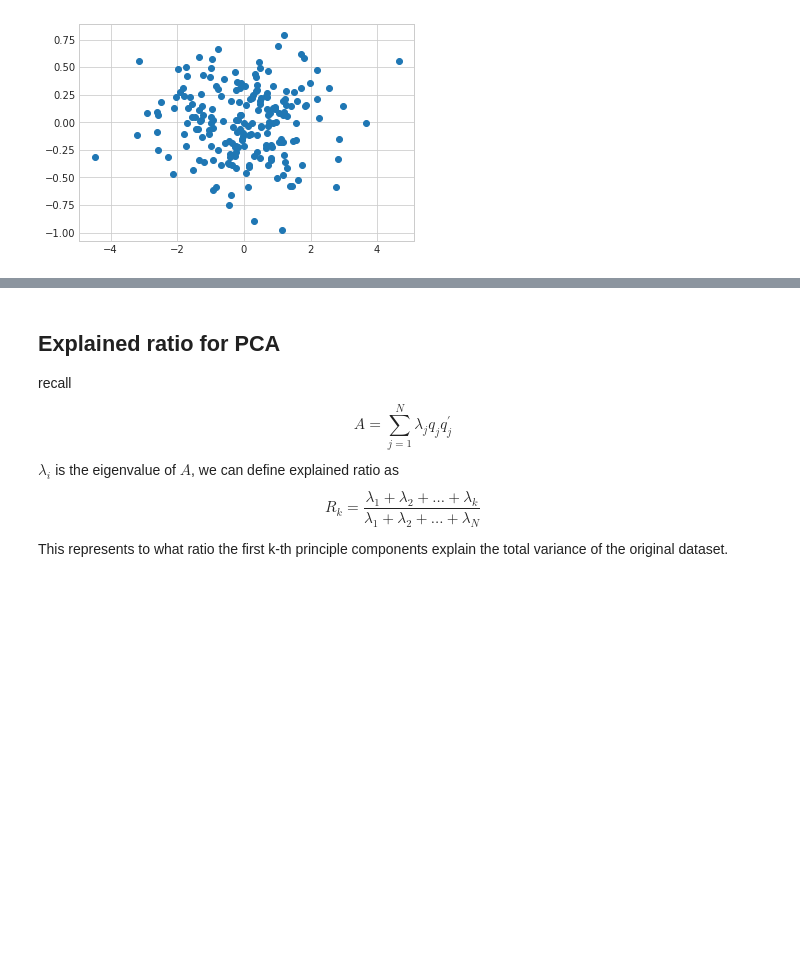
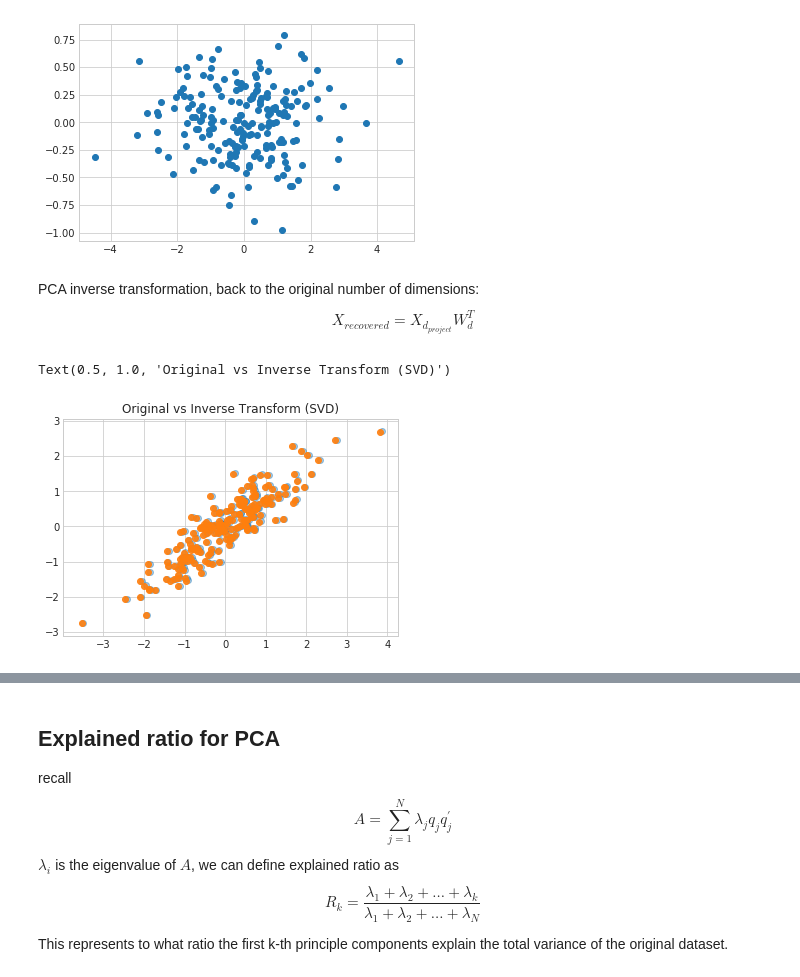
Before and after one commit to wrk1231/DataAnalysis-ML, a Jupyter notebook: Unsupervised Learning.ipynb, the cells around one changed output, grey strips where cells are left out. Cells and saved outputs as stored; diff of their text form; code cells hidden in the pictures; blank space fills up the shorter version.

```diff
--- a/Unsupervised Learning.ipynb
+++ b/Unsupervised Learning.ipynb
@@ -217,3 +306,16 @@ plt.scatter(X2D_using_svd[:,0], X2D_using_svd[:,1])
 # %% [output]
 <matplotlib.collections.PathCollection at 0x...>
 [figure]
+# %% [markdown]
+PCA inverse transformation, back to the original number of dimensions:
+$$X_{recovered} = X_{d_{project}}W_d^T$$
+# %%
+X_recovered = np.dot(X2D_using_svd, Vt.T[:, :2].T)
+fig = plt.figure()
+ax = plt.axes()
+ax.scatter(X[:,0], X[:,1],  alpha=0.4)
+ax.scatter(X_recovered[:,0], X_recovered[:,1], alpha=0.9)
+ax.set_title('Original vs Inverse Transform (SVD)')
+# %% [output]
+Text(0.5, 1.0, 'Original vs Inverse Transform (SVD)')
+[figure, added]
```
Also changed, not shown: parts of 68 cells of this notebook.
